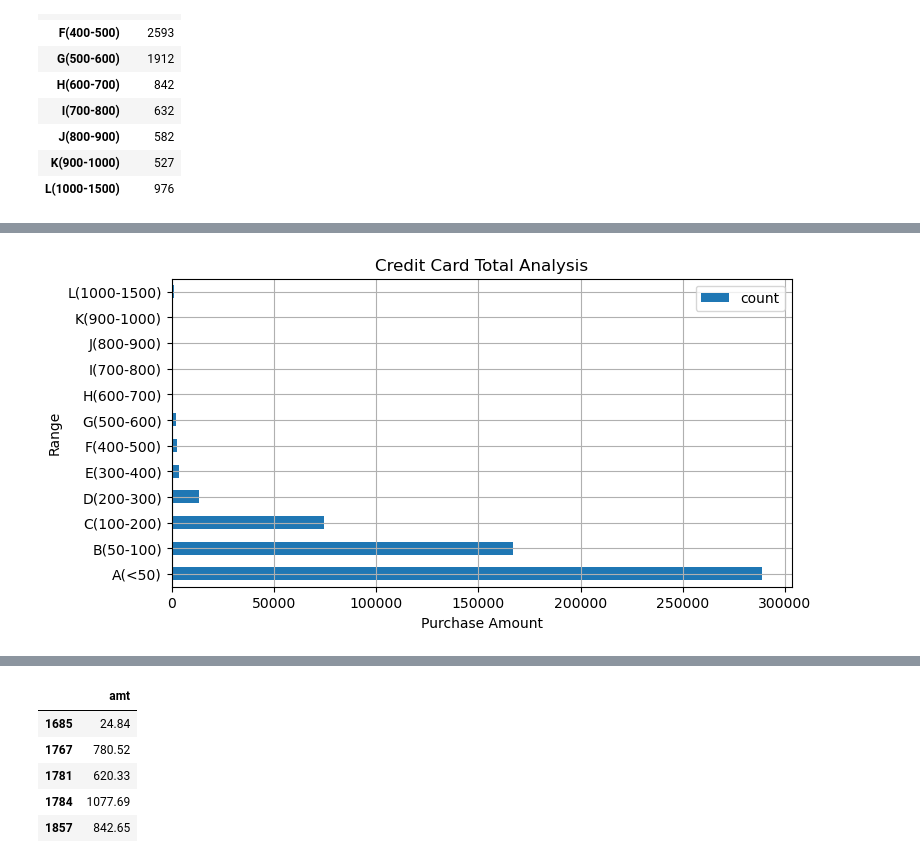
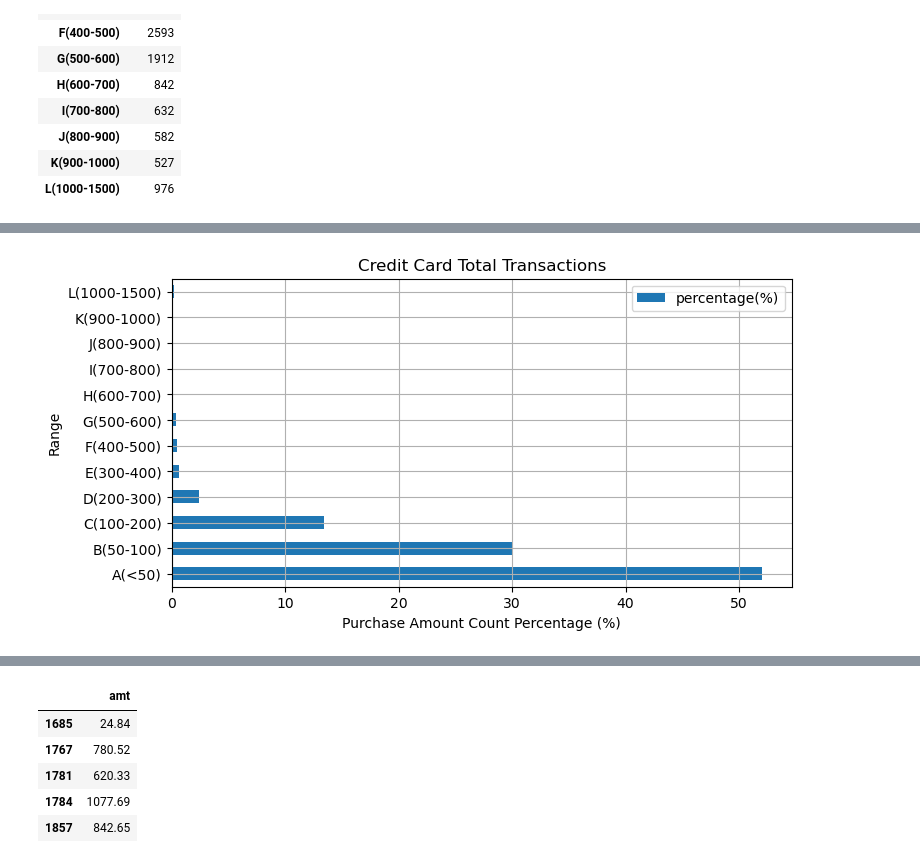
Before and after one commit to Mohammed-a-ali01/Project-1, a Jupyter notebook: fraudpy.ipynb, the cells around one changed output, grey strips where cells are left out. Drawn from its saved outputs; the diff is of its cells as text; code cells hidden in the pictures.

```diff
--- a/fraudpy.ipynb
+++ b/fraudpy.ipynb
@@ -87,3 +85,7 @@ group_total_df
 | J(800-900) | 582 |
 | K(900-1000) | 527 |
 | L(1000-1500) | 976 |
+# %%
+# Count percentage of total transactions for each group of amount
+group_total_df['percentage'] = (group_total_df['count']/group_total_df['count'].sum())*100
+group_total_df
@@ -90,15 +107,19 @@ group_total_df
 # %%
 # Plot horizontal bar graph
 # Set labels for axes
-group_total_df.plot.barh(figsize=(8,4))
+percentage = group_total_df['percentage']
+df1 = pd.DataFrame({'percentage(%)': percentage})
+df1.plot.barh(figsize=(8,4))
 
-plt.xlabel('Purchase Amount')
+plt.xlabel('Purchase Amount Count Percentage (%)')
 plt.ylabel('Range')
-plt.title('Credit Card Total Analysis')
+plt.title('Credit Card Total Transactions')
 plt.grid()
+
+plt.savefig("Fig1.png")
 plt.show()
 # %% [output]
-[figure, old version]
+[figure, new version]
 # %%
 # Define variables for data of fraud transactions
 is_fraud_df = total_data_df.loc[total_data_df["is_fraud"]==1]
```
Also changed, not shown: parts of 37 cells of this notebook.
